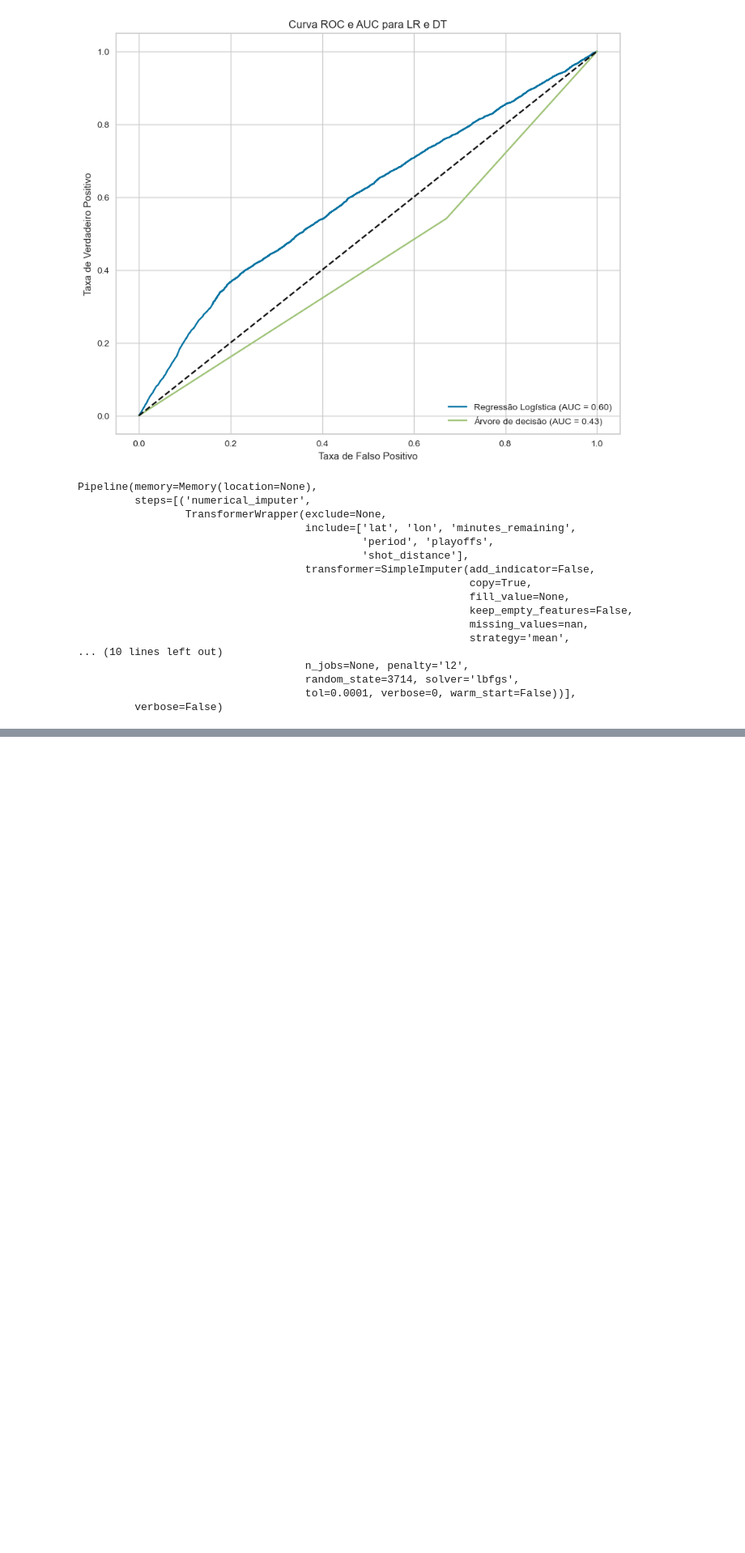
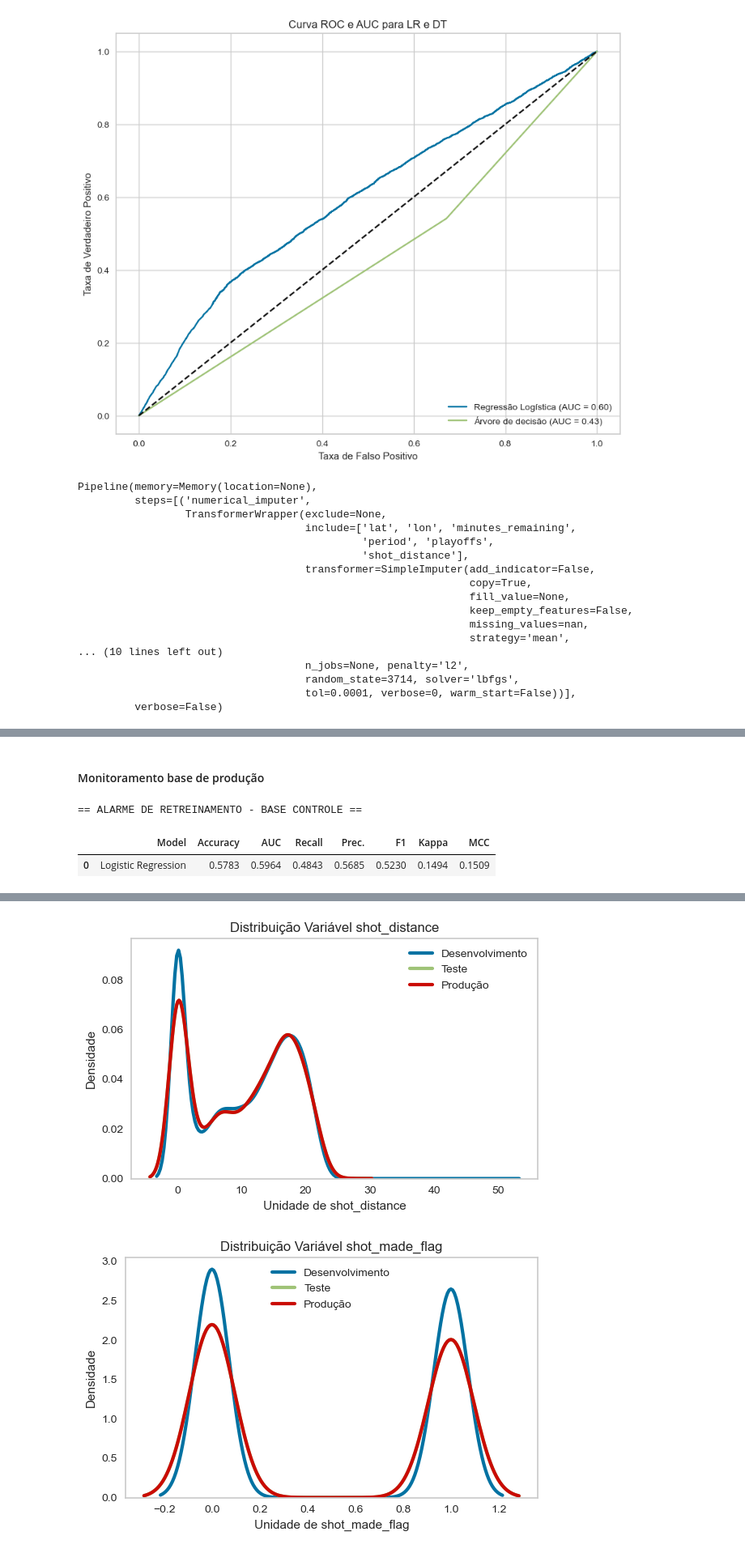
Before and after one commit to ralima/projeto-final-ml-eng, a Jupyter notebook: code/projeto_final.ipynb, the cells around one changed output, grey strips where cells are left out. Shown at 81% size. Saved outputs shown, nothing was run; the diff lists cells and outputs as text; code cells hidden in the pictures; blank space fills up the shorter version.

Commit message:
finaliza monitoramento

```diff
--- a/code/projeto_final.ipynb
+++ b/code/projeto_final.ipynb
@@ -656,0 +678,20 @@ Pipeline(memory=Memory(location=None),
+# %%
+# reset matplotlib
+
+mpl.rcParams.update(inline_rc)
+font = {'size'   : 14}
+mpl.rc('font', **font)
+lines = {'linewidth' : 3}
+mpl.rc('lines', **lines)
+
+def data_drift_alarm(var_name, dev_data, data_test, data_prod):
+    plot.figure(figsize=(6,4))
+    sns.kdeplot(dev_data[var_name], label='Desenvolvimento')
+    sns.kdeplot(data_test[var_name], label='Teste')
+    sns.kdeplot(data_prod[var_name], label='Produção')
+    plot.grid()
+    plot.legend(loc='best')
+    plot.title(f'Distribuição Variável {var_name}')
+    plot.ylabel('Densidade')
+    plot.xlabel(f'Unidade de {var_name}')
+    plot.tight_layout()
@@ -656,0 +727,58 @@ Pipeline(memory=Memory(location=None),
+# %% [markdown]
+#### Monitoramento base de produção
+# %%
+print('== ALARME DE RETREINAMENTO - BASE CONTROLE ==')
+# 10% de desvio aceitavel na metrica. Deve ser estimado pelo conjunto de validacao cruzada.
+min_eff_alarm = 0.1
+mlflow.end_run()
+with mlflow.start_run(experiment_id=experiment_id, run_name = 'MonitoramentoTeste'):
+    data_control = pd.read_parquet(arquivo_previsao)
+    pred_holdout = pycaret_classification.predict_model(list_models[0], raw_score=True)
+
+    (retrain, [specificity_m, sensibility_m, precision_m],
+              [specificity_t, sensibility_t, precision_t] ) = alarm(data_control, pred_holdout, min_eff_alarm)
+    if retrain:
+        print('==> RETREINAMENTO NECESSARIO')
+    else:
+        print('==> RETREINAMENTO NAO NECESSARIO')
+    # LOG DE PARAMETROS DO MODELO
+    mlflow.log_param("min_eff_alarm", min_eff_alarm)
+
+    # LOG DE METRICAS GLOBAIS
+    mlflow.log_metric("Alarme Retreino", float(retrain))
+    mlflow.log_metric("Especificidade Controle", specificity_m)
+    mlflow.log_metric("Sensibilidade Controle", sensibility_m)
+    mlflow.log_metric("Precisao Controle", precision_m)
+    mlflow.log_metric("Especificidade Teste", specificity_t)
+    mlflow.log_metric("Sensibilidade Teste", sensibility_t)
+    mlflow.log_metric("Precisao Teste", precision_t)
+
+    # LOG ARTEFATO
+    var_name = 'shot_distance'
+    data_drift_alarm(var_name, dataframe_dev_treino, pred_holdout, data_control)
+    plot_path = f'monitor_datadrift_{var_name}.png'
+    plot.savefig(plot_path)
+    mlflow.log_artifact(plot_path)
+    image = plot.gcf()
+    image.savefig(plot_path, dpi=100)
+    plot.show()
+    os.remove(plot_path)
+
+    # LOG ARTEFATO
+    var_name = coluna_alvo
+    data_drift_alarm(var_name, dataframe_dev_treino, pred_holdout, data_control)
+    plot_path = f'monitor_datadrift_{var_name}.png'
+    plot.savefig(plot_path)
+    mlflow.log_artifact(plot_path)
+    image = plot.gcf()
+    image.savefig(plot_path, dpi=100)
+    plot.show()
+    os.remove(plot_path)
+
+
+
+mlflow.end_run()
+# %% [output]
+== ALARME DE RETREINAMENTO - BASE CONTROLE ==
+|  | Model | Accuracy | AUC | Recall | Prec. | F1 | Kappa | MCC |
+| 0 | Logistic Regression | 0.5783 | 0.5964 | 0.4843 | 0.5685 | 0.5230 | 0.1494 | 0.1509 |
@@ -656,0 +792,2 @@ Pipeline(memory=Memory(location=None),
+[figure, added]
+[figure, added]
```
Also changed, not shown: parts of 10 cells of this notebook, 8 other files.
